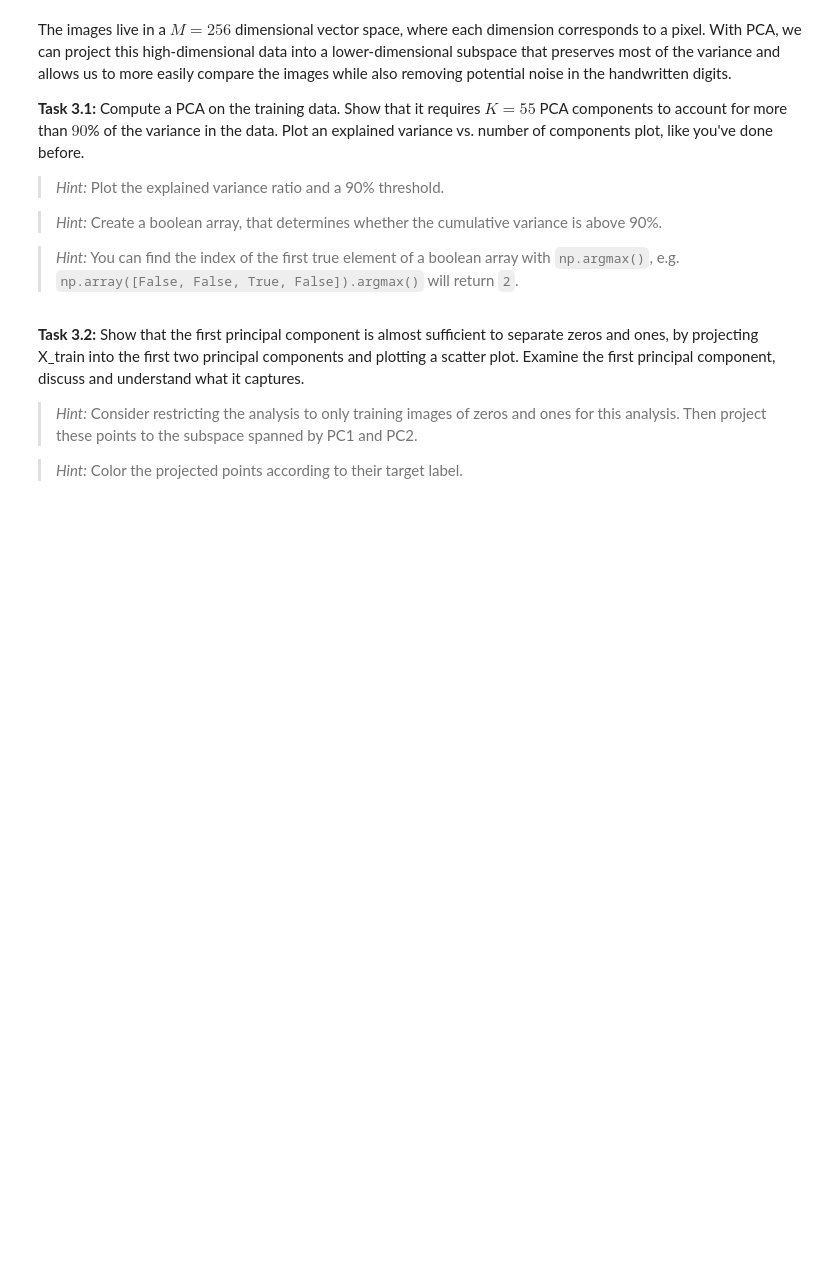
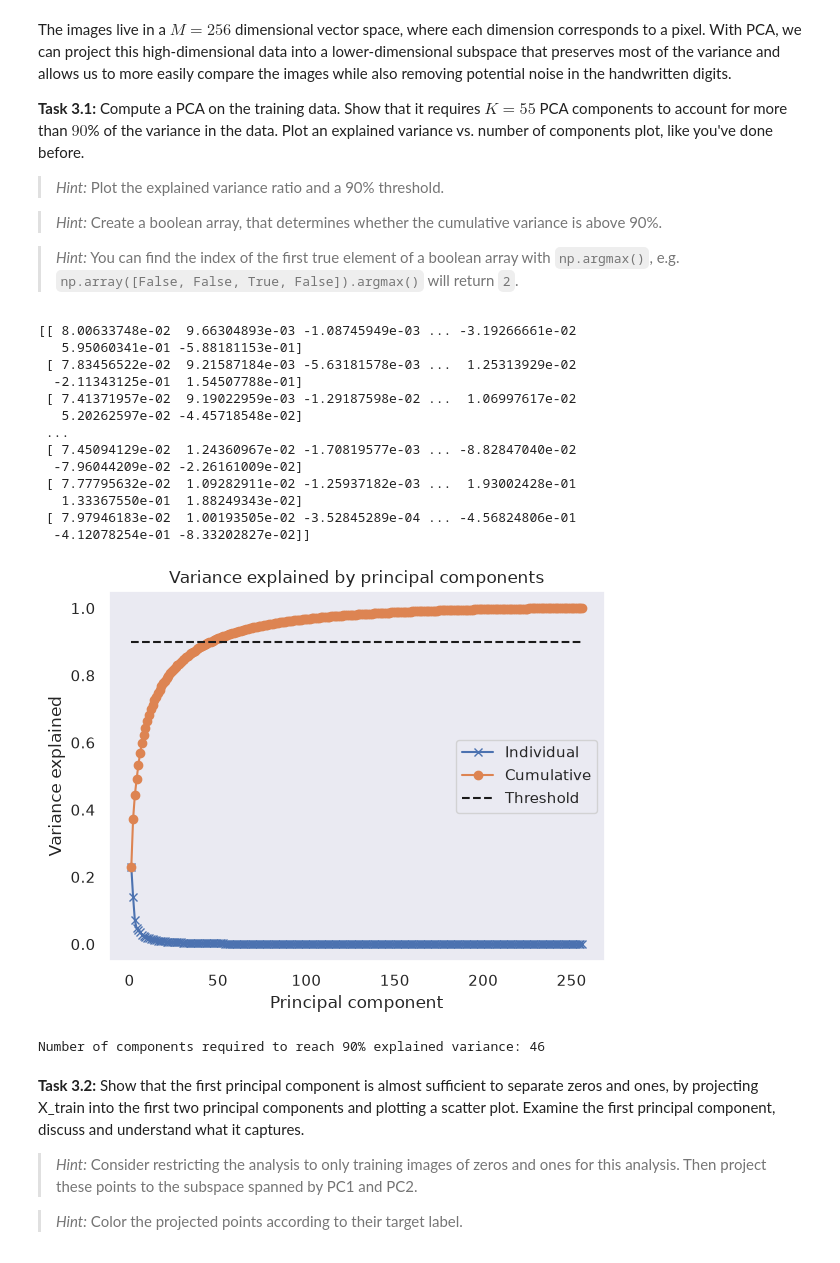
Before and after one commit to NicolaiNielsen/02452exercises, a Jupyter notebook: week3/exercise3.ipynb, the cells around one changed output. Drawn from its saved outputs; the diff is of its cells as text; code cells hidden in the pictures; blank space fills up the shorter version.

```diff
--- a/week3/exercise3.ipynb
+++ b/week3/exercise3.ipynb
@@ -702,8 +794,50 @@ The images live in a $M = 256$ dimensional vector space, where each dimension co
 > *Hint:* You can find the index of the first true element of a boolean array with `np.argmax()`, e.g. `np.array([False, False, True, False]).argmax()` will return `2`.
 # %%
 # YOUR CODE HERE
-raise NotImplementedError()
+# Construct and fit the PCA
+U, s, V = compute_pca(X_train)
+
+rhos = s**2 / np.sum(s**2)
+rhos_accumulated = np.cumsum(rhos)
+
+# Set threhsold
+threshold = 0.9
+
+# Determine how many components are needed to reach the threshold
+required_components = np.argmax(rhos_accumulated >= threshold) + 1
+
+threshold = 0.9
+
+# Plot variance explained
+plt.figure()
+plt.plot(range(1, len(rhos) + 1), rhos, "x-")
+plt.plot(range(1, len(rhos) + 1), rhos_accumulated, "o-")
+plt.plot([1, len(rhos)], [threshold, threshold], "k--")
+plt.title("Variance explained by principal components")
+plt.xlabel("Principal component")
+plt.ylabel("Variance explained")
+plt.legend(["Individual", "Cumulative", "Threshold"])
+plt.grid()
+plt.show()
+
+#END SOLUTION
 print(f"Number of components required to reach {threshold:.0%} explained variance: {required_components}")
+# %% [output]
+[[ 8.00633748e-02  9.66304893e-03 -1.08745949e-03 ... -3.19266661e-02
+   5.95060341e-01 -5.88181153e-01]
+ [ 7.83456522e-02  9.21587184e-03 -5.63181578e-03 ...  1.25313929e-02
+  -2.11343125e-01  1.54507788e-01]
+ [ 7.41371957e-02  9.19022959e-03 -1.29187598e-02 ...  1.06997617e-02
+   5.20262597e-02 -4.45718548e-02]
+ ...
+ [ 7.45094129e-02  1.24360967e-02 -1.70819577e-03 ... -8.82847040e-02
+  -7.96044209e-02 -2.26161009e-02]
+ [ 7.77795632e-02  1.09282911e-02 -1.25937182e-03 ...  1.93002428e-01
+   1.33367550e-01  1.88249343e-02]
+ [ 7.97946183e-02  1.00193505e-02 -3.52845289e-04 ... -4.56824806e-01
+  -4.12078254e-01 -8.33202827e-02]]
+[figure, added]
+Number of components required to reach 90% explained variance: 46
 # %% [markdown]
 **Task 3.2:** Show that the first principal component is almost sufficient to separate zeros and ones, by projecting X_train into the first two principal components and plotting a scatter plot. Examine the first principal component, discuss and understand what it captures.
 
```
Also changed, not shown: parts of 45 cells of this notebook.
